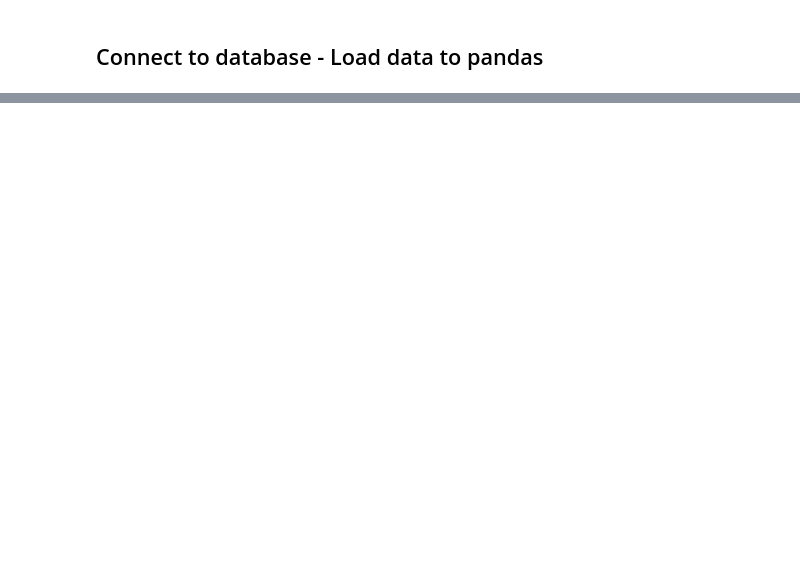
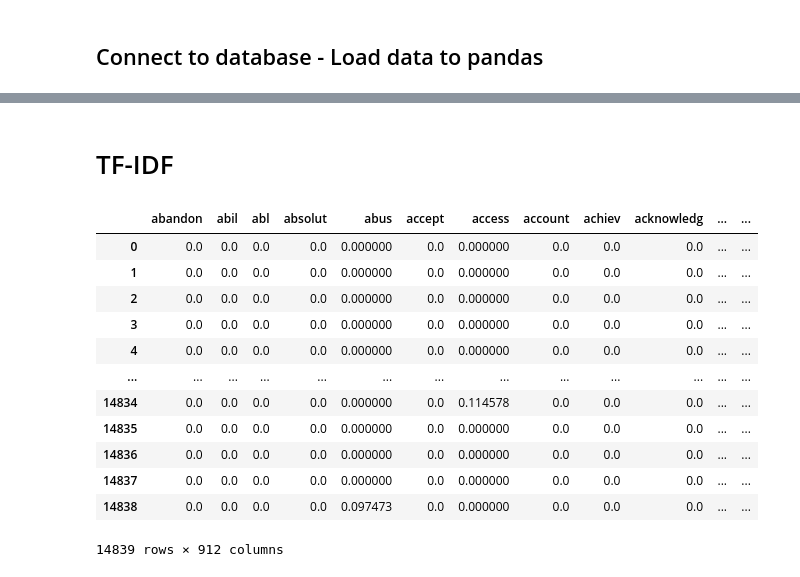
Before and after one commit to sizigia/autotherapy, a Jupyter notebook: notebooks/6 - Topic Modeling.ipynb, the cells around one changed output, grey strips where cells are left out. Saved outputs shown, nothing was run; the diff lists cells and outputs as text; code cells hidden in the pictures; blank space fills up the shorter version.

```diff
--- a/notebooks/6 - Topic Modeling.ipynb
+++ b/notebooks/6 - Topic Modeling.ipynb
@@ -247,0 +225,22 @@ X_test_tfidf1  = tfidf1.transform(X_test)
+# %% [markdown]
+# TF-IDF
+# %%
+tfidf = TfidfVectorizer(**params['vectorizer'])
+X_tfidf = tfidf.fit_transform(raw_documents=params['raw_documents'])
+
+tfidf_doc_word = pd.DataFrame(X_tfidf.toarray(), columns=tfidf.get_feature_names())
+tfidf_doc_word
+# %% [output]
+|  | abandon | abil | abl | absolut | abus | accept | access | account | achiev | acknowledg | ... | ... |
+| 0 | 0.0 | 0.0 | 0.0 | 0.0 | 0.000000 | 0.0 | 0.000000 | 0.0 | 0.0 | 0.0 | ... | ... |
+| 1 | 0.0 | 0.0 | 0.0 | 0.0 | 0.000000 | 0.0 | 0.000000 | 0.0 | 0.0 | 0.0 | ... | ... |
+| 2 | 0.0 | 0.0 | 0.0 | 0.0 | 0.000000 | 0.0 | 0.000000 | 0.0 | 0.0 | 0.0 | ... | ... |
+| 3 | 0.0 | 0.0 | 0.0 | 0.0 | 0.000000 | 0.0 | 0.000000 | 0.0 | 0.0 | 0.0 | ... | ... |
+| 4 | 0.0 | 0.0 | 0.0 | 0.0 | 0.000000 | 0.0 | 0.000000 | 0.0 | 0.0 | 0.0 | ... | ... |
+| ... | ... | ... | ... | ... | ... | ... | ... | ... | ... | ... | ... | ... |
+| 14834 | 0.0 | 0.0 | 0.0 | 0.0 | 0.000000 | 0.0 | 0.114578 | 0.0 | 0.0 | 0.0 | ... | ... |
+| 14835 | 0.0 | 0.0 | 0.0 | 0.0 | 0.000000 | 0.0 | 0.000000 | 0.0 | 0.0 | 0.0 | ... | ... |
+| 14836 | 0.0 | 0.0 | 0.0 | 0.0 | 0.000000 | 0.0 | 0.000000 | 0.0 | 0.0 | 0.0 | ... | ... |
+| 14837 | 0.0 | 0.0 | 0.0 | 0.0 | 0.000000 | 0.0 | 0.000000 | 0.0 | 0.0 | 0.0 | ... | ... |
+| 14838 | 0.0 | 0.0 | 0.0 | 0.0 | 0.097473 | 0.0 | 0.000000 | 0.0 | 0.0 | 0.0 | ... | ... |
+14839 rows × 912 columns
```
Also changed, not shown: parts of 113 cells of this notebook, 17 other files.
